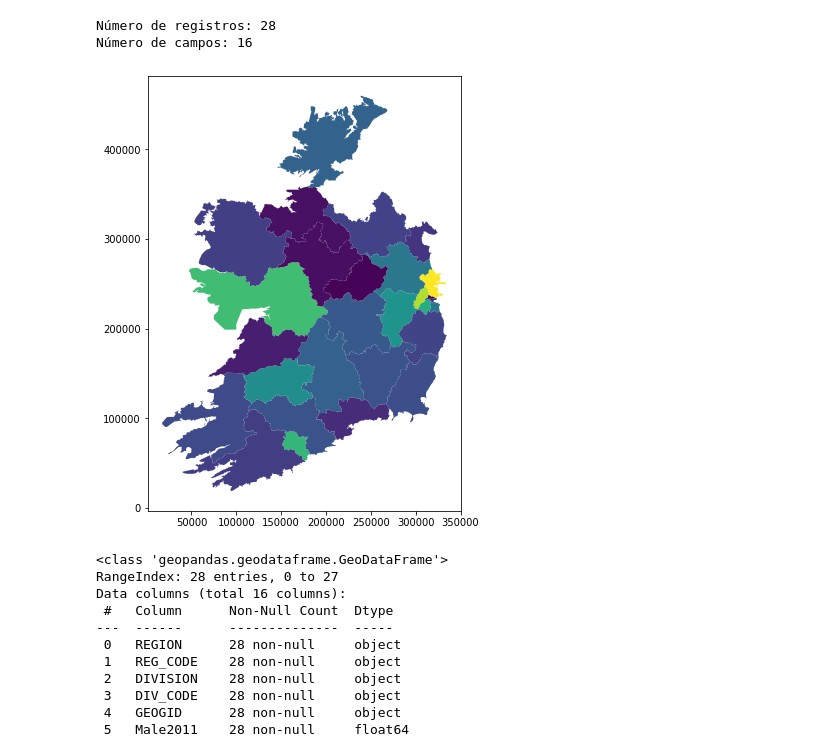
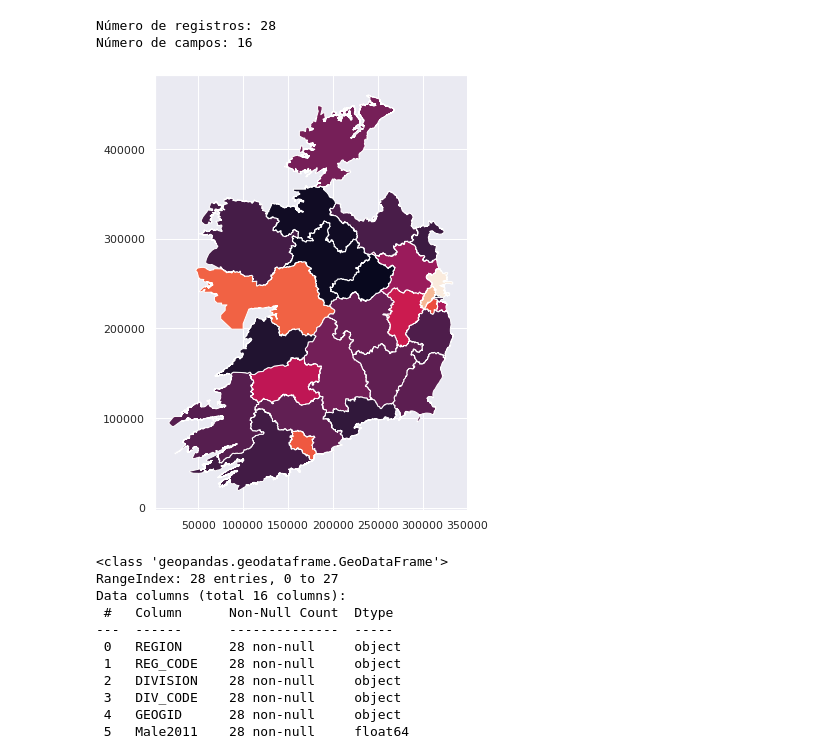
Before and after one commit to gustavopierre/data_science_portfolio, a Jupyter notebook: Um_Passo_a_Passo_Para_Analise_Crimes_na_Irlanda.ipynb, the cells around one changed output. Saved outputs shown, nothing was run; the diff lists cells and outputs as text; code cells hidden in the pictures.

```diff
--- a/Um_Passo_a_Passo_Para_Analise_Crimes_na_Irlanda.ipynb
+++ b/Um_Passo_a_Passo_Para_Analise_Crimes_na_Irlanda.ipynb
@@ -58,7 +41,9 @@ Requirement already satisfied, skipping upgrade: click<8,>=4.0 in /usr/local/lib
 # %%
 import pandas as pd
 import numpy as np
+import matplotlib.pyplot as plt
 import geopandas as gpd
-import seaborn as sns;
+sns.set() # notebook
+pd.options.mode.chained_assignment = None;
 # %% [markdown]
 ##**Análise e Exploração dos Dados**
@@ -81,9 +72,9 @@ print(f'Número de campos: {shapefile.shape[1]}')
 Número de registros: 28
 Número de campos: 16
 # %%
-shapefile.plot(column='Male2011', figsize=(16,8));
+shapefile.plot(column='Total2011', figsize=(16,8));
 # %% [output]
-[figure, old version]
+[figure, new version]
 # %%
 shapefile.info()
 # %% [output]
```
Also changed, not shown: parts of 113 cells of this notebook.
